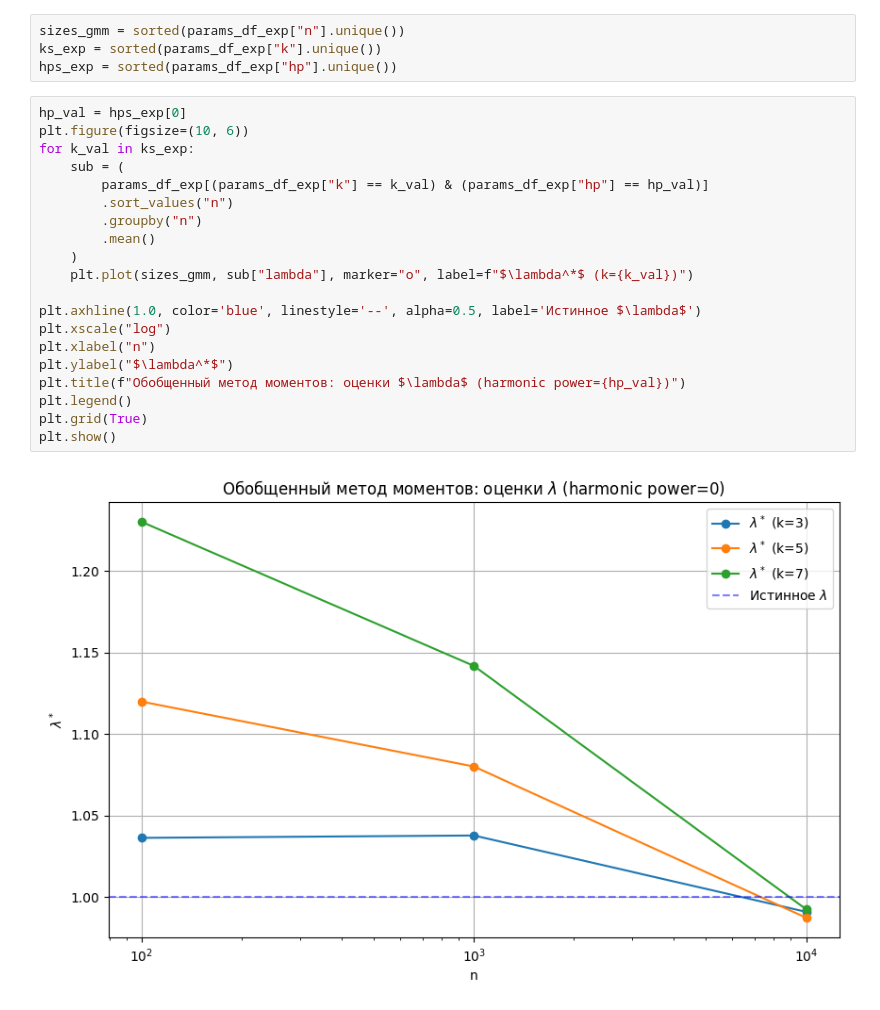
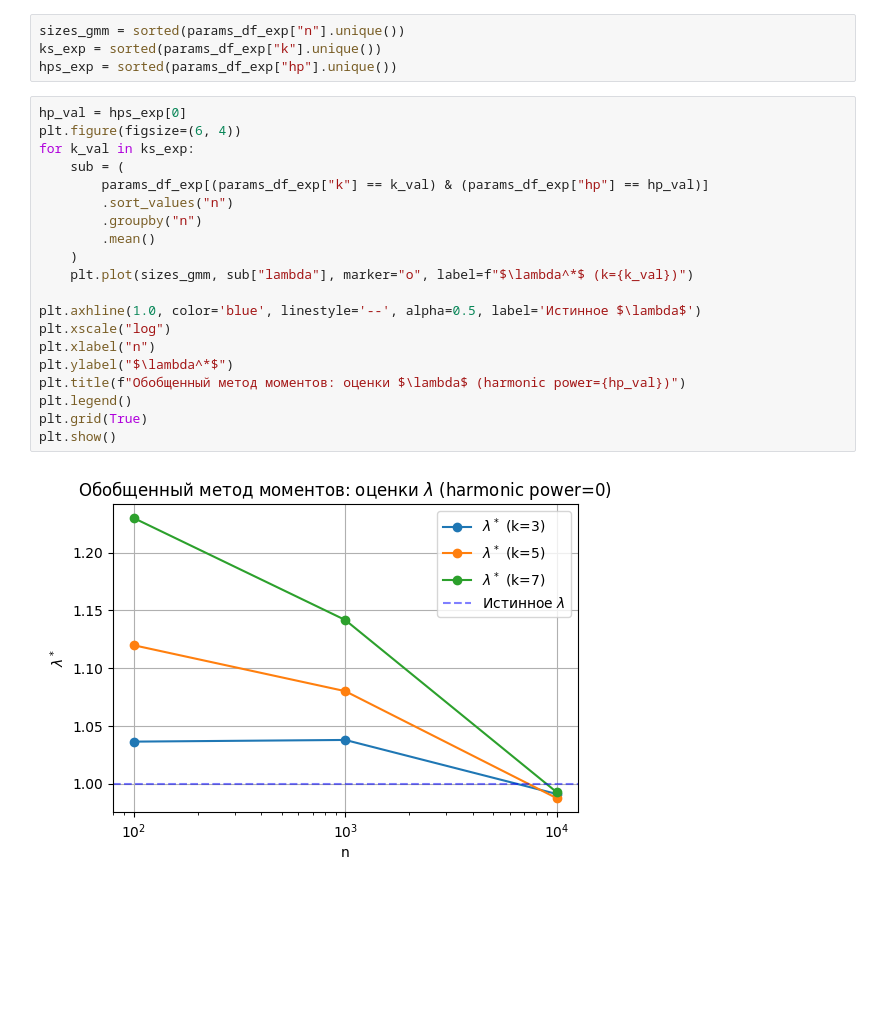
Before and after one commit to e1turin/ipkn-statistics, a Jupyter notebook: lab-3.ipynb, the cells around one changed output. Drawn from its saved outputs; the diff is of its cells as text; blank space fills up the shorter version.

```diff
--- a/lab-3.ipynb
+++ b/lab-3.ipynb
@@ -409,24 +412,24 @@ ks_exp = sorted(params_df_exp["k"].unique())
 hps_exp = sorted(params_df_exp["hp"].unique())
 # %%
 hp_val = hps_exp[0]
-plt.figure(figsize=(10, 6))
+plt.figure(figsize=(6, 4))
 for k_val in ks_exp:
     sub = (
         params_df_exp[(params_df_exp["k"] == k_val) & (params_df_exp["hp"] == hp_val)]
         .sort_values("n")
         .groupby("n")
         .mean()
     )
     plt.plot(sizes_gmm, sub["lambda"], marker="o", label=f"$\lambda^*$ (k={k_val})")
 
 plt.axhline(1.0, color='blue', linestyle='--', alpha=0.5, label='Истинное $\lambda$')
 plt.xscale("log")
 plt.xlabel("n")
 plt.ylabel("$\lambda^*$")
 plt.title(f"Обобщенный метод моментов: оценки $\lambda$ (harmonic power={hp_val})")
 plt.legend()
 plt.grid(True)
 plt.show()
 # %% [output]
-[figure, old version]
+[figure, new version]
 # %%
```
Also changed, not shown: parts of 8 cells of this notebook.
